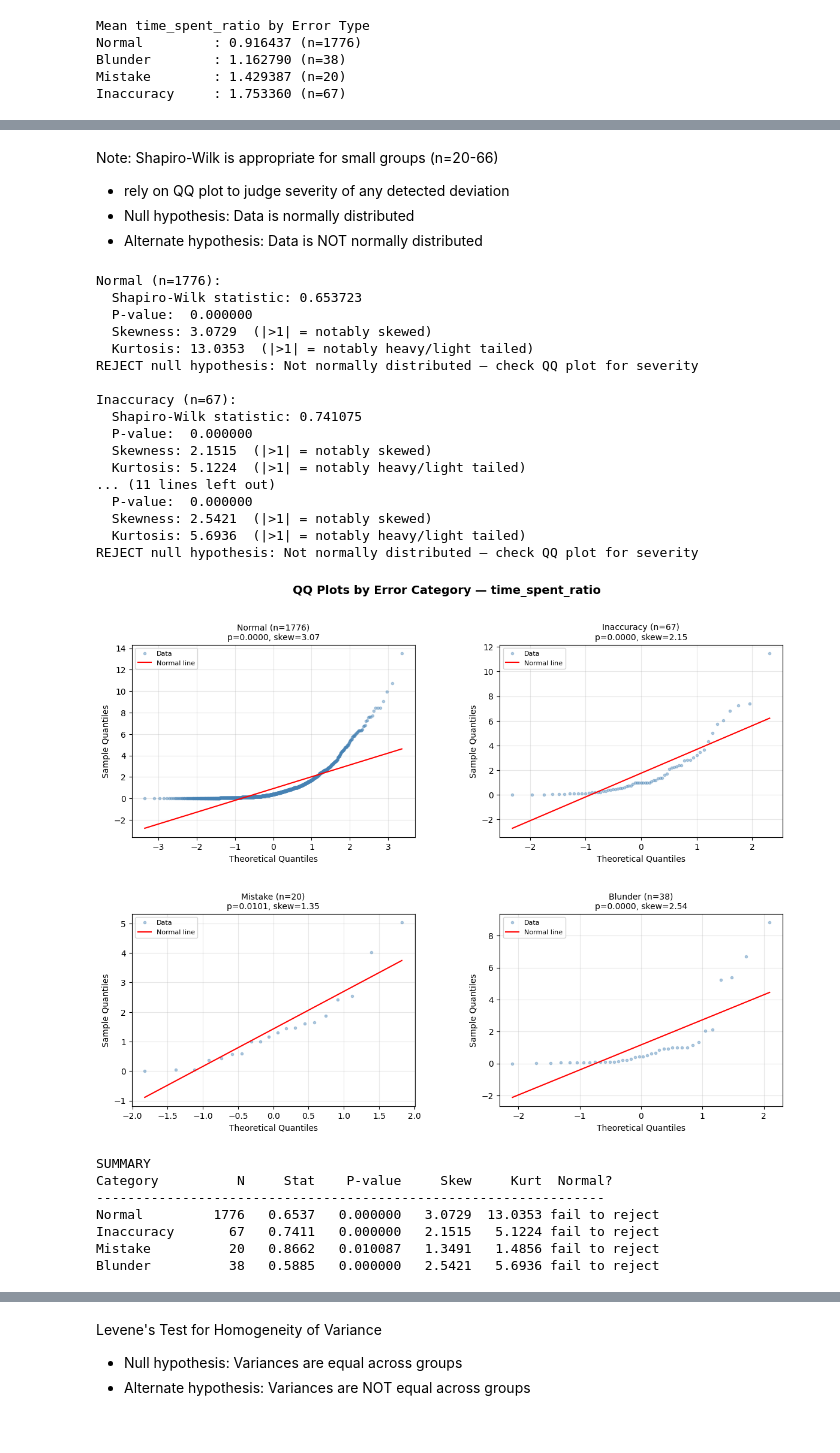
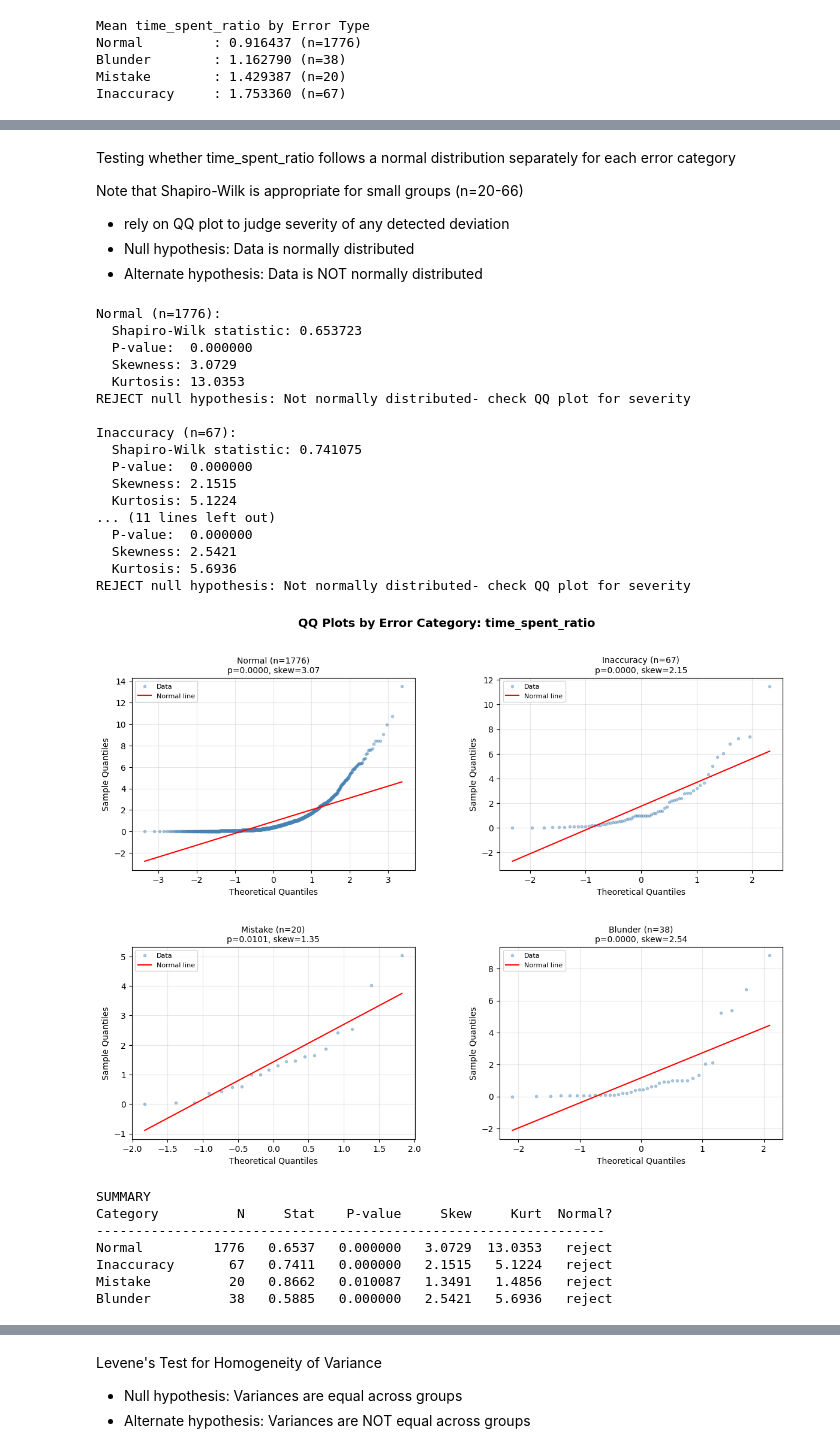
Before and after one commit to stevenhan777/Chess-Error-Analysis-Prediction, a Jupyter notebook: notebook/2. stevenhan_HYPOTHESIS_TESTING_chess.ipynb, the cells around one changed output, grey strips where cells are left out. Cells and saved outputs as stored; diff of their text form; code cells hidden in the pictures.

Commit message:
update HYPOTHESIS notebook

```diff
--- a/notebook/2. stevenhan_HYPOTHESIS_TESTING_chess.ipynb
+++ b/notebook/2. stevenhan_HYPOTHESIS_TESTING_chess.ipynb
@@ -573,7 +575,7 @@ Test for Monotonicity
 ordered_bins = ['High (>50%)', 'Moderate (20-50%)', 'Low (5-20%)', 'Severe (<5%)']
 
 print("\nChecking if error rates increase monotonically as time pressure increases:")
-print("(Expected: Error rates should increase from High → Severe)\n")
+print("(Expected: Error rates should increase from High to Severe)\n")
 
 for error_type in ['Blunder', 'Mistake', 'Inaccuracy']:
     error_col = f'is_{error_type.lower().replace(" ", "_")}'
@@ -588,10 +590,6 @@ for error_type in ['Blunder', 'Mistake', 'Inaccuracy']:
     for i, bin_name in enumerate([b for b in ordered_bins if b in rates_by_bin.index]):
         print(f"  {bin_name}: {rates_ordered[i]*100:.2f}%")
 
-    if is_monotonic:
-        print(f"Monotonically increasing (as expected)")
-    else:
-        print(f"NOT monotonically increasing")
     print()
 # %% [output]
 Checking if error rates increase monotonically as time pressure increases:
@@ -640,7 +641,6 @@ ax1.set_xticklabels(plot_data['time_bin'])
 ax1.legend()
 ax1.grid(axis='y', alpha=0.3)
 
-# Plot 2-5: Individual error type trends (monotonicity check)
 error_types = [
     ('is_blunder', 'Blunder Rate', 'red'),
     ('is_mistake', 'Mistake Rate', 'orange'),
@@ -648,16 +648,12 @@ error_types = [
 ]
 
 for idx, (error_col, title, color) in enumerate(error_types):
-    ax = fig.add_subplot(gs[(idx//2)+1, idx%2])
 
     # Get rates in order from high time to low time
     rates_by_bin = df.groupby('time_bin')[error_col].mean() * 100
 
     # Reorder for plotting
     plot_bins = [b for b in ordered_bins if b in rates_by_bin.index]
-    plot_rates = [rates_by_bin[b] for b in plot_bins]
-
-
 
     plt.show()
 # %% [output]
@@ -742,5 +738,8 @@ Observations
 # %% [markdown]
-Note: Shapiro-Wilk is appropriate for small groups (n=20-66)
+Testing whether time_spent_ratio follows a normal distribution separately for each error category
+
+Note that Shapiro-Wilk is appropriate for small groups (n=20-66)
+
 * rely on QQ plot to judge severity of any detected deviation
 * Null hypothesis: Data is normally distributed
 * Alternate hypothesis: Data is NOT normally distributed
@@ -753,7 +752,7 @@ normality_results = {}
 
 # QQ Plots
 fig = plt.figure(figsize=(14, 10))
-fig.suptitle("QQ Plots by Error Category — time_spent_ratio", fontsize=14, fontweight='bold')
+fig.suptitle("QQ Plots by Error Category: time_spent_ratio", fontsize=14, fontweight='bold')
 gs = gridspec.GridSpec(2, 2, figure=fig, hspace=0.4, wspace=0.3)
 
 for idx, category in enumerate(categories):
@@ -774,10 +773,10 @@ for idx, category in enumerate(categories):
     print(f"{category} (n={n}):")
     print(f"  Shapiro-Wilk statistic: {stat:.6f}")
     print(f"  P-value:  {p:.6f}")
-    print(f"  Skewness: {stats.skew(data):.4f}  (|>1| = notably skewed)")
-    print(f"  Kurtosis: {stats.kurtosis(data):.4f}  (|>1| = notably heavy/light tailed)")
+    print(f"  Skewness: {stats.skew(data):.4f}")
+    print(f"  Kurtosis: {stats.kurtosis(data):.4f}")
     if p < 0.05:
-        print(f"REJECT null hypothesis: Not normally distributed — check QQ plot for severity")
+        print(f"REJECT null hypothesis: Not normally distributed- check QQ plot for severity")
     else:
         print(f"FAIL TO REJECT null hypothesis: Consistent with normality")
     print()
@@ -786,47 +785,47 @@ for idx, category in enumerate(categories):
     ax = fig.add_subplot(gs[idx])
     (osm, osr), (slope, intercept, r) = stats.probplot(data, dist="norm")
     ax.plot(osm, osr, 'o', alpha=0.4, markersize=3, color='steelblue', label='Data')
     ax.plot(osm, slope * np.array(osm) + intercept, 'r-', linewidth=1.5, label='Normal line')
     ax.set_title(f"{category} (n={n})\np={p:.4f}, skew={stats.skew(data):.2f}", fontsize=10)
     ax.set_xlabel("Theoretical Quantiles")
     ax.set_ylabel("Sample Quantiles")
     ax.legend(fontsize=8)
     ax.grid(True, alpha=0.3)
 plt.show()
 
 #Summary
 all_normal = all(r['p_value'] >= 0.05 for r in normality_results.values() if not np.isnan(r['p_value']))
 
 print("\nSUMMARY")
 print(f"{'Category':<12} {'N':>6} {'Stat':>8} {'P-value':>10} {'Skew':>8} {'Kurt':>8} {'Normal?':>8}")
 print("-" * 65)
 for cat, r in normality_results.items():
-    normal_str = "reject" if r['p_value'] >= 0.05 else "fail to reject"
+    normal_str = "fail to reject" if r['p_value'] >= 0.05 else "reject"
     print(f"{cat:<12} {r['n']:>6} {r['statistic']:>8.4f} {r['p_value']:>10.6f} "
           f"{r['skewness']:>8.4f} {r['kurtosis']:>8.4f} {normal_str:>8}")
 # %% [output]
 Normal (n=1776):
   Shapiro-Wilk statistic: 0.653723
   P-value:  0.000000
-  Skewness: 3.0729  (|>1| = notably skewed)
-  Kurtosis: 13.0353  (|>1| = notably heavy/light tailed)
-REJECT null hypothesis: Not normally distributed — check QQ plot for severity
+  Skewness: 3.0729
+  Kurtosis: 13.0353
+REJECT null hypothesis: Not normally distributed- check QQ plot for severity
 
 Inaccuracy (n=67):
   Shapiro-Wilk statistic: 0.741075
   P-value:  0.000000
-  Skewness: 2.1515  (|>1| = notably skewed)
-  Kurtosis: 5.1224  (|>1| = notably heavy/light tailed)
+  Skewness: 2.1515
+  Kurtosis: 5.1224
 ... (11 lines left out)
   P-value:  0.000000
-  Skewness: 2.5421  (|>1| = notably skewed)
-  Kurtosis: 5.6936  (|>1| = notably heavy/light tailed)
-REJECT null hypothesis: Not normally distributed — check QQ plot for severity
+  Skewness: 2.5421
+  Kurtosis: 5.6936
+REJECT null hypothesis: Not normally distributed- check QQ plot for severity
-[figure, old version]
+[figure, new version]
 SUMMARY
 Category          N     Stat    P-value     Skew     Kurt  Normal?
 -----------------------------------------------------------------
-Normal         1776   0.6537   0.000000   3.0729  13.0353 fail to reject
-Inaccuracy       67   0.7411   0.000000   2.1515   5.1224 fail to reject
-Mistake          20   0.8662   0.010087   1.3491   1.4856 fail to reject
-Blunder          38   0.5885   0.000000   2.5421   5.6936 fail to reject
+Normal         1776   0.6537   0.000000   3.0729  13.0353   reject
+Inaccuracy       67   0.7411   0.000000   2.1515   5.1224   reject
+Mistake          20   0.8662   0.010087   1.3491   1.4856   reject
+Blunder          38   0.5885   0.000000   2.5421   5.6936   reject
```
Also changed, not shown: parts of 28 cells of this notebook.
